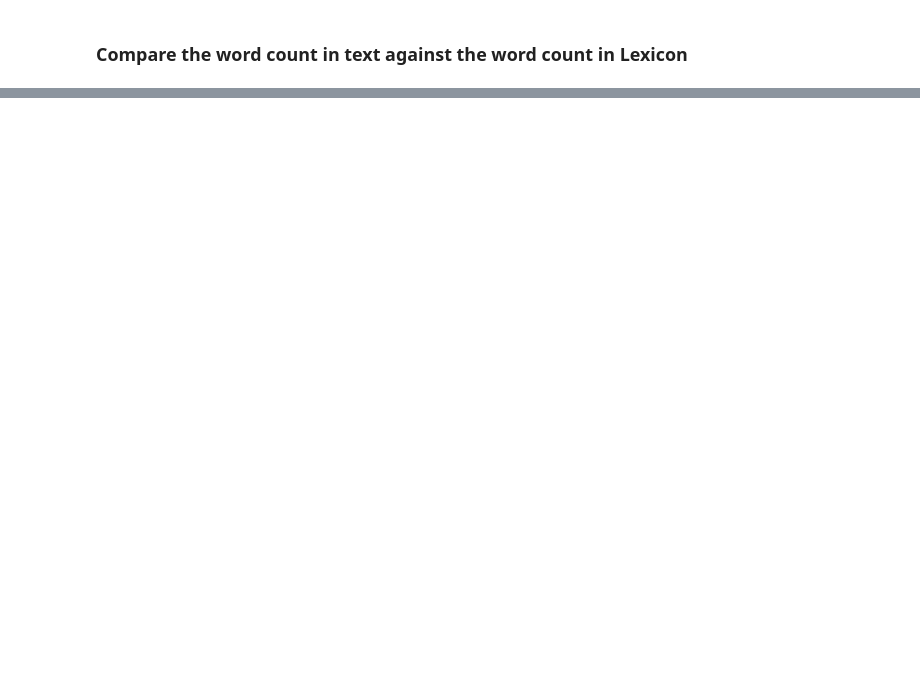
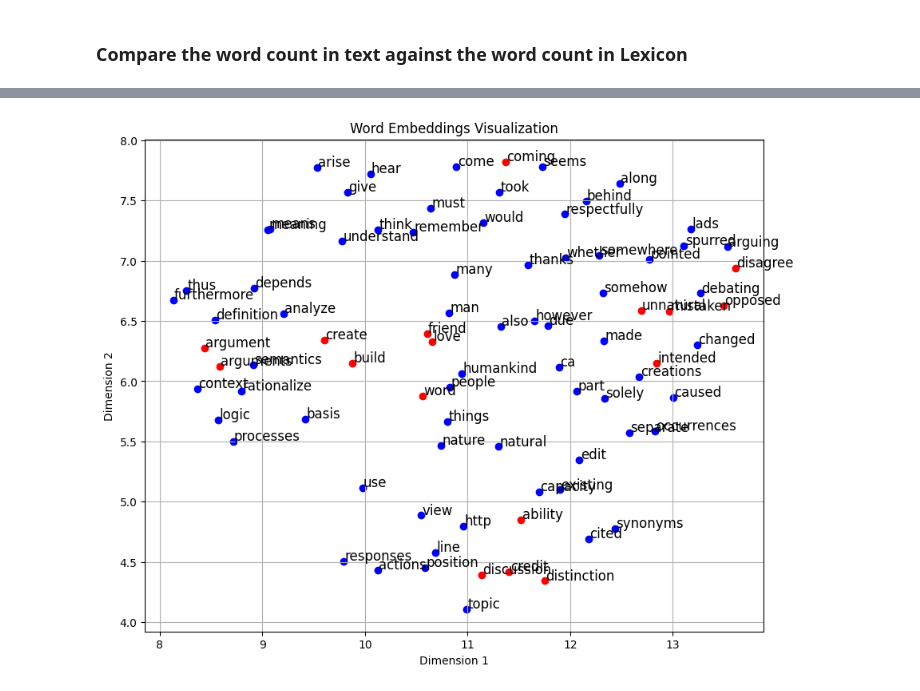
Before and after one commit to myeghaneh/ArguSentiment, a Jupyter notebook: src/CMV_with_NRC.ipynb, the cells around one changed output, grey strips where cells are left out. Saved outputs shown, nothing was run; the diff lists cells and outputs as text; code cells hidden in the pictures; blank space fills up the shorter version.

Commit message:
Updated comparison and coverage analysis of CMV and NRC.
Introduced analysis using the Tweeter NLP model, in combination with CMV.

```diff
--- a/src/CMV_with_NRC.ipynb
+++ b/src/CMV_with_NRC.ipynb
@@ -27,11 +27,14 @@ def get_thread(corpus, conv_id):
         try:
             thread_data.append({
                 'utterance_id': utt.id,
-                'speaker': utt.speaker.id,
-                'reply_to': utt.reply_to,   # This helps establish the parent-child relationship
-                'timestamp': utt.timestamp if utt.timestamp is not None else 0,
-                'text': utt.text,
-                'success': utt.meta['success'] if 'success' in utt.meta else None  # Get success if it exists in metadata
+                'speaker'     : utt.speaker.id,
+                'reply_to'    : utt.reply_to if utt.reply_to is not None
+                else utt.id,
+                'timestamp'   : utt.timestamp if utt.timestamp is not None
+                else 0,
+                'text'        : utt.text,
+                'success'     : utt.meta['success'] if utt.meta['success']
+                                                       is not None else -1
             })
         except KeyError:
             continue
@@ -189,0 +172,77 @@ False
+# %%
+import nltk
+from nltk.tokenize import word_tokenize
+from nltk.corpus import stopwords
+from collections import Counter
+from transformers import pipeline
+import numpy as np
+import matplotlib.pyplot as plt
+from sklearn.decomposition import PCA
+import umap
+%matplotlib inline
+
+# Load Hugging Face transformer model (BERT here) using pipeline
+embedder = pipeline("feature-extraction", model="distilbert-base-uncased")
+
+# Get the unique words using the NLTK function
+unique_word_counts_nltk = count_unique_words_nltk(text)
+
+# Extract the unique words (keys) from the Counter object
+unique_words_raw = list(unique_word_counts_nltk.keys())
+unique_words_nrc = list(text_object.affect_dict.keys())
+unique_words = set(unique_words_raw)
+
+# Get embeddings for each word using Hugging Face (DistilBERT in this case)
+def get_word_embedding(word):
+    # The model returns a list of lists, we take the first and average over token embeddings
+    embedding = embedder(word)[0]
+    word_vector = np.mean(embedding, axis=0)
+    return word_vector
+
+# Get embeddings for each word using spaCy
+word_embeddings = np.array([get_word_embedding(word) for word in unique_words])
+
+# Option 1: Use PCA to reduce the dimensions to 2D
+pca = PCA(n_components=2)
+word_embeddings_pca = pca.fit_transform(word_embeddings)
+
+# Option 2: Use UMAP for dimensionality reduction
+umap_reducer = umap.UMAP(n_components=2)
+word_embeddings_umap = (umap_reducer.fit_transform(word_embeddings))
+
+def word_in_all_lists(word, word_lists):
+    return all(word in word_list for word_list in word_lists)
+
+# Plotting the PCA result
+def plot_embeddings(embeddings, words_list, colors_list=None):
+    """
+    Plots multiple sets of word embeddings on the same plot.
+
+    Args:
+        embeddings_list: List of embedding arrays (each array is for one set of words)
+        words_list: List of lists, where each sublist contains words corresponding to the embeddings
+        methods_list: List of method names (e.g., "PCA" or "UMAP") for each set
+        colors_list: List of colors for each set (optional). If not provided, defaults will be used.
+    """
+    plt.figure(figsize=(10, 8))
+
+    # Set default colors if not provided
+    if colors_list is None:
+        colors_list = ['blue', 'red', 'green', 'purple', 'orange']
+
+    # Loop over each set of embeddings and plot
+    for j, word in enumerate(set(sum(words_list,[]))):
+        color = colors_list[0]
+        if word_in_all_lists(word, words_list):
+            color = colors_list[1]
+        plt.scatter(embeddings[j, 0], embeddings[j, 1], marker='o', color=color)
+        plt.text(embeddings[j, 0] + 0.01, embeddings[j, 1] + 0.01, word, fontsize=12)
+
+    plt.title(f"Word Embeddings Visualization")
+    plt.xlabel('Dimension 1')
+    plt.ylabel('Dimension 2')
+    plt.grid(True)
+    plt.show()
+
+plot_embeddings(word_embeddings_umap, [unique_words_raw, unique_words_nrc])
+# %% [output]
@@ -189,0 +250 @@ False
+[figure, added]
```
Also changed, not shown: parts of 8 cells of this notebook, 3 other files.
